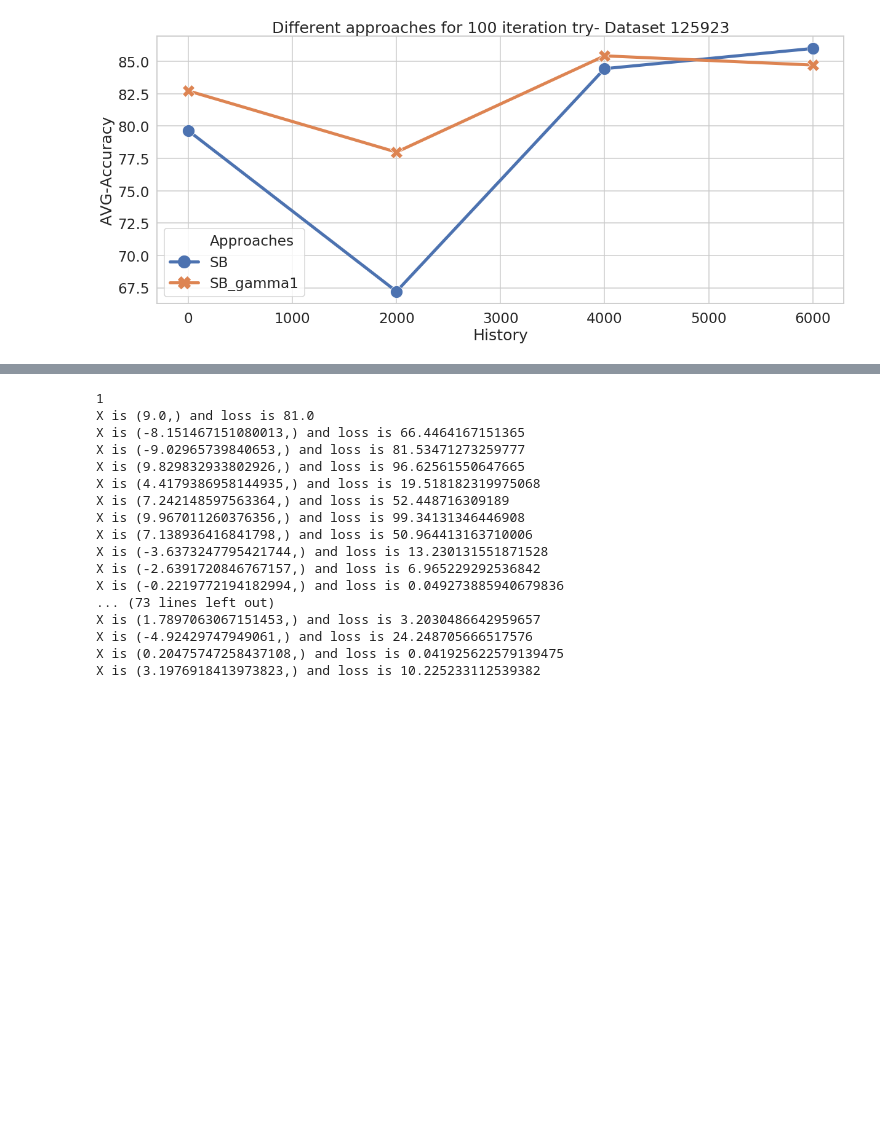
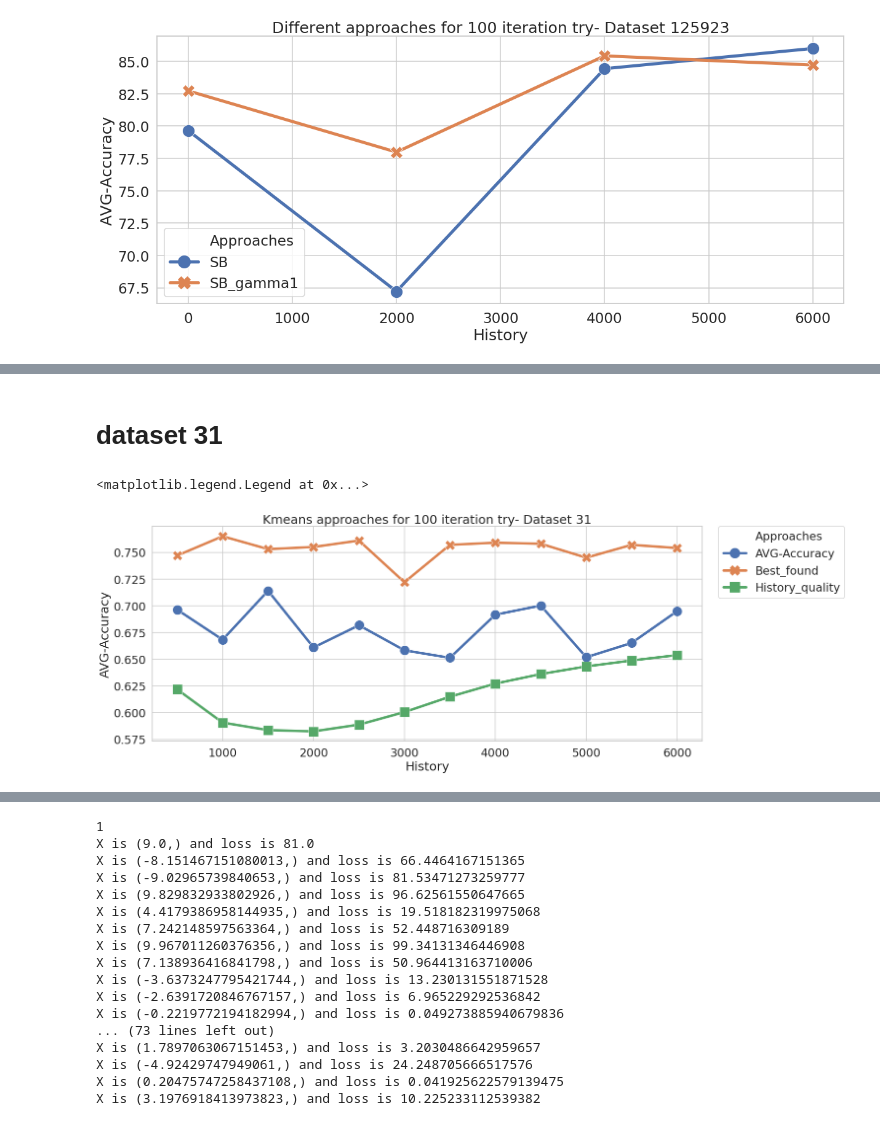
Before and after one commit to Milad-abbaszadeh/hyperopt, a Jupyter notebook: ipythons/Result_in_all_datasets.ipynb, the cells around one changed output, grey strips where cells are left out. Saved outputs shown, nothing was run; the diff lists cells and outputs as text; code cells hidden in the pictures; blank space fills up the shorter version.

```diff
--- a/ipythons/Result_in_all_datasets.ipynb
+++ b/ipythons/Result_in_all_datasets.ipynb
@@ -240,0 +295,8 @@ Text(0.5, 1.0, 'Different approaches for 100 iteration try- Dataset 125923')
+# %% [markdown]
+# dataset 31
+# %%
+sns.lineplot(x='History', y='AVG-Accuracy',style='Approaches',markers=True,dashes=False,hue='Approaches',data=pd.melt(pd3kmeasn,['History'],value_name ='AVG-Accuracy',var_name='Approaches')).set_title('Kmeans approaches for 100 iteration try- Dataset 31')
+plt.legend(bbox_to_anchor=(1.03, 1), loc=2, borderaxespad=0.)
+# %% [output]
+<matplotlib.legend.Legend at 0x...>
+[figure, added]
```
Also changed, not shown: parts of 10 cells of this notebook, 34 other files.
